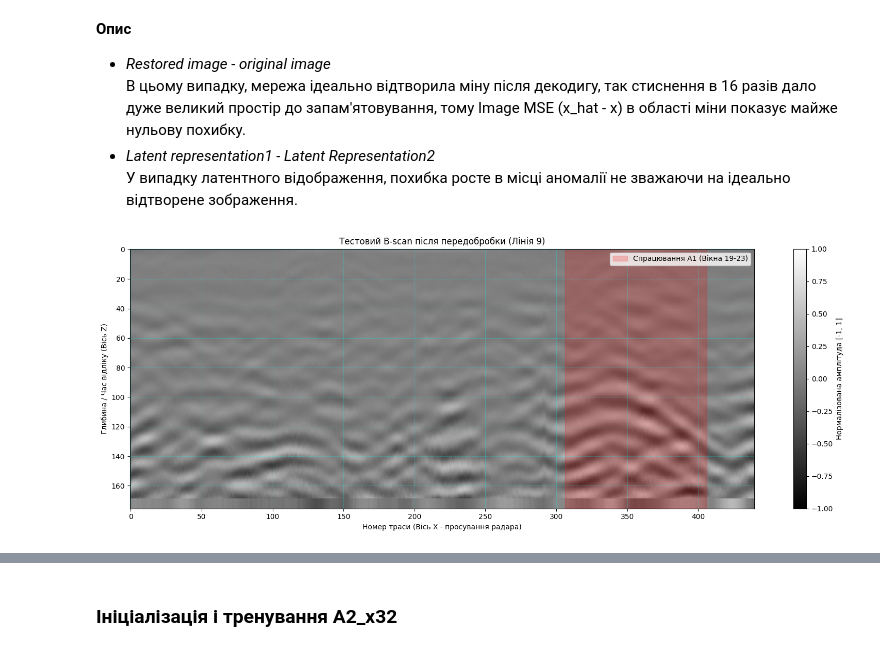
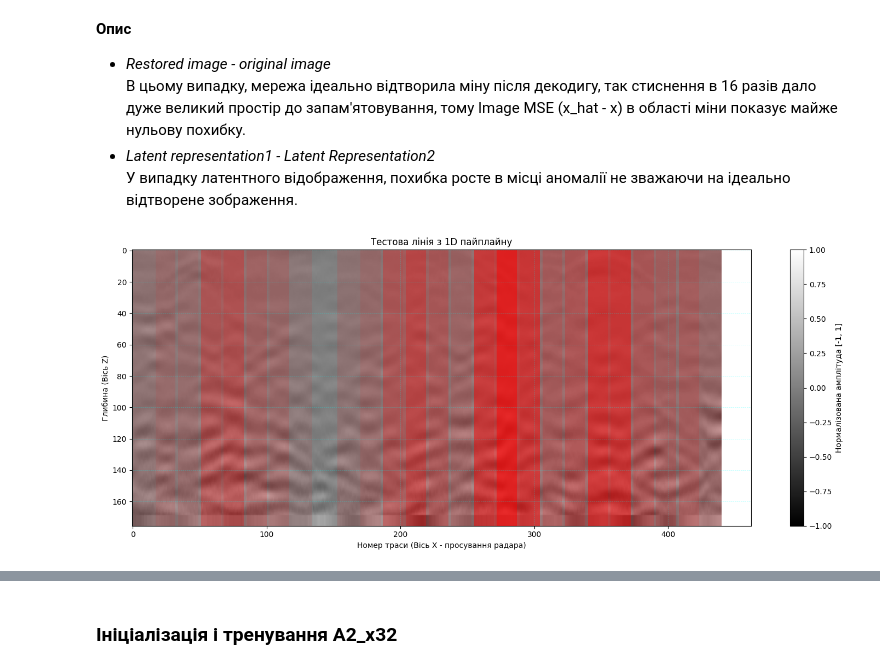
Before and after one commit to Violeeeeeeee/landmine-detection, a Jupyter notebook: notebooks/cnnArchitectureTests.ipynb, the cells around one changed output, grey strips where cells are left out. Cells and saved outputs as stored; diff of their text form; code cells hidden in the pictures.

```diff
--- a/notebooks/cnnArchitectureTests.ipynb
+++ b/notebooks/cnnArchitectureTests.ipynb
@@ -450,35 +669,7 @@ plt.show()
 В цьому випадку, мережа ідеально відтворила міну після декодигу, так стиснення в 16 разів дало дуже великий простір до запам'ятовування, тому Image MSE (x_hat - x) в області міни показує майже нульову похибку.<br>
 - *Latent representation1 - Latent Representation2*<br>
 У випадку латентного відображення, похибка росте в місці аномалії не зважаючи на ідеально відтворене зображення.
-# %%
-bscan_2d = test_tensor.squeeze()
-
-# Якщо це PyTorch тензор, переводимо його назад у NumPy
-if torch.is_tensor(bscan_2d):
-    bscan_2d = bscan_2d.cpu().numpy()
-
-plt.figure(figsize=(16, 6))
-
-# Будуємо теплову карту.
-# cmap='gray' - класичний чорно-білий радарний знімок.
-# vmin=-1, vmax=1 - бо ми нормалізували дані через tanh.
-img = plt.imshow(bscan_2d, aspect='auto', cmap='gray', vmin=-1, vmax=1)
-
-# Додаємо сітку для зручності пошуку координат
-plt.grid(color='cyan', linestyle='--', linewidth=0.5, alpha=0.5)
-
-# Виділяємо зону, де мережа знайшла аномалію (Вікна 19-23)
-start_anomaly = (19 - 1) * 17
-end_anomaly = (23 - 1) * 17 + 32 # початок 23-го вікна + його ширина
-plt.axvspan(start_anomaly, end_anomaly, color='red', alpha=0.2, label='Спрацювання A1 (Вікна 19-23)')
-
-plt.colorbar(img, label='Нормалізована амплітуда [-1, 1]')
-plt.title(f"Тестовий B-scan після передобробки (Лінія {test_line_idx})")
-plt.xlabel("Номер траси (Вісь X - просування радара)")
-plt.ylabel("Глибина / Час відліку (Вісь Z)")
-plt.legend(loc='upper right')
-
-plt.tight_layout()
-plt.show()
-# %% [output]
-[figure, removed]
+# %%
+plot_bscan_with_prediction(test_tensor,lat_mse=test_latent_mse, title="Тестова лінія з 1D пайплайну")
+# %% [output]
+[figure, added]
```
Also changed, not shown: parts of 61 cells of this notebook, 1 other file.
